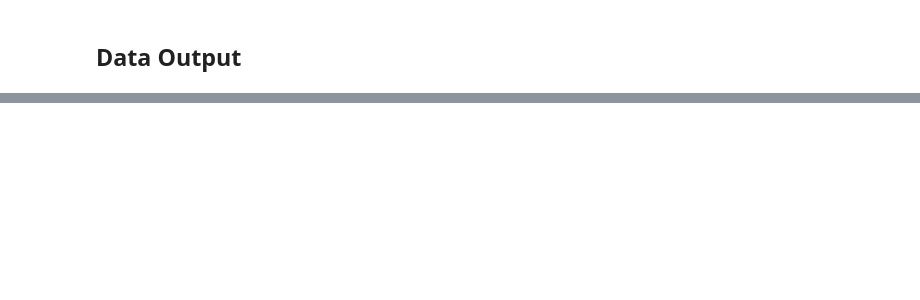
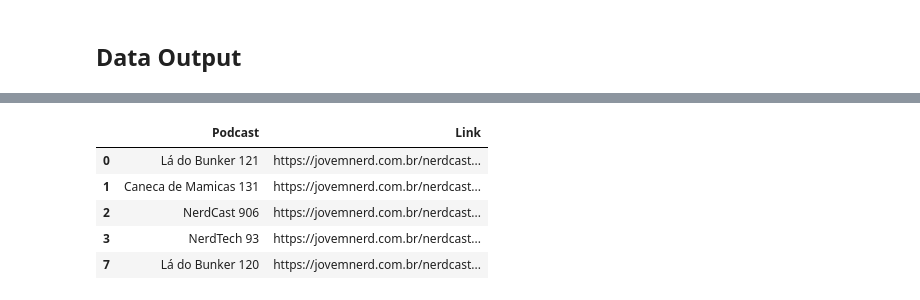
Before and after one commit to gellwanger/nerdcast_analysis, a Jupyter notebook: Nercast_Analysis.ipynb, the cells around one changed output, grey strips where cells are left out. Cells and saved outputs as stored; diff of their text form; code cells hidden in the pictures; blank space fills up the shorter version.

```diff
--- a/Nercast_Analysis.ipynb
+++ b/Nercast_Analysis.ipynb
@@ -111,0 +254,9 @@ df = df[df['Podcast'] != '2013 - 2016']
+# %%
+df.head()
+# %% [output]
+|  | Podcast | Link |
+| 0 | Lá do Bunker 121 | https://jovemnerd.com.br/nerdcast... |
+| 1 | Caneca de Mamicas 131 | https://jovemnerd.com.br/nerdcast... |
+| 2 | NerdCast 906 | https://jovemnerd.com.br/nerdcast... |
+| 3 | NerdTech 93 | https://jovemnerd.com.br/nerdcast... |
+| 7 | Lá do Bunker 120 | https://jovemnerd.com.br/nerdcast... |
```
Also changed, not shown: parts of 36 cells of this notebook.
